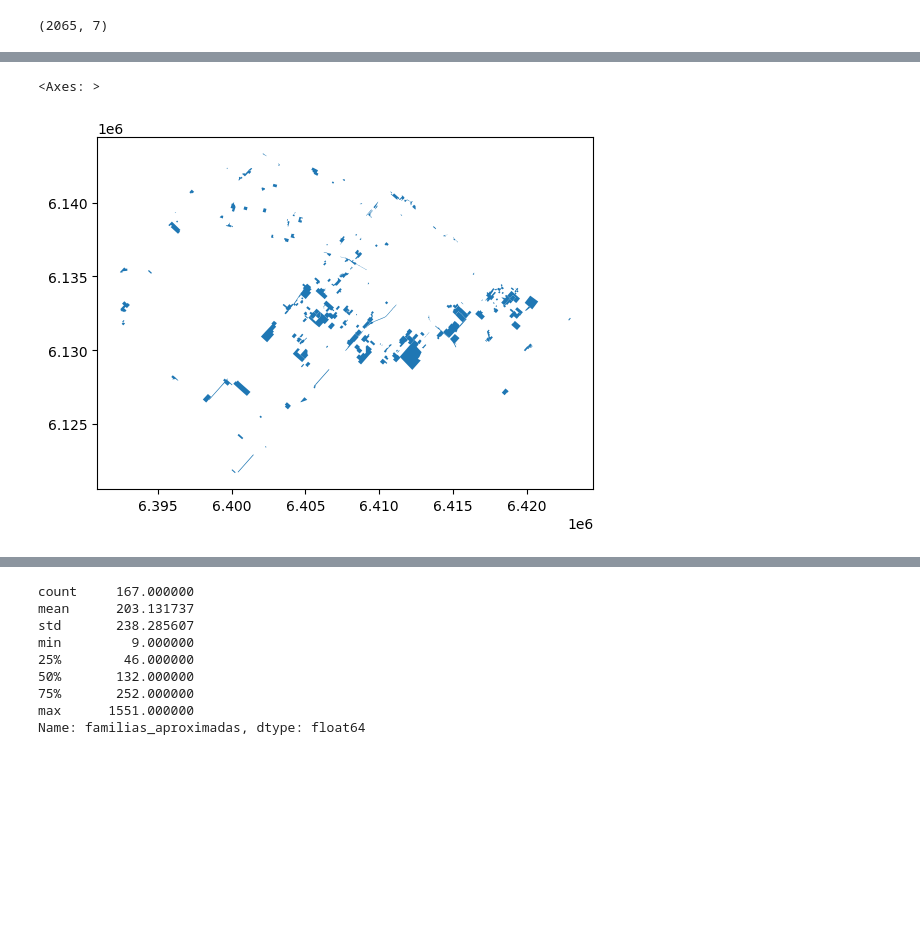
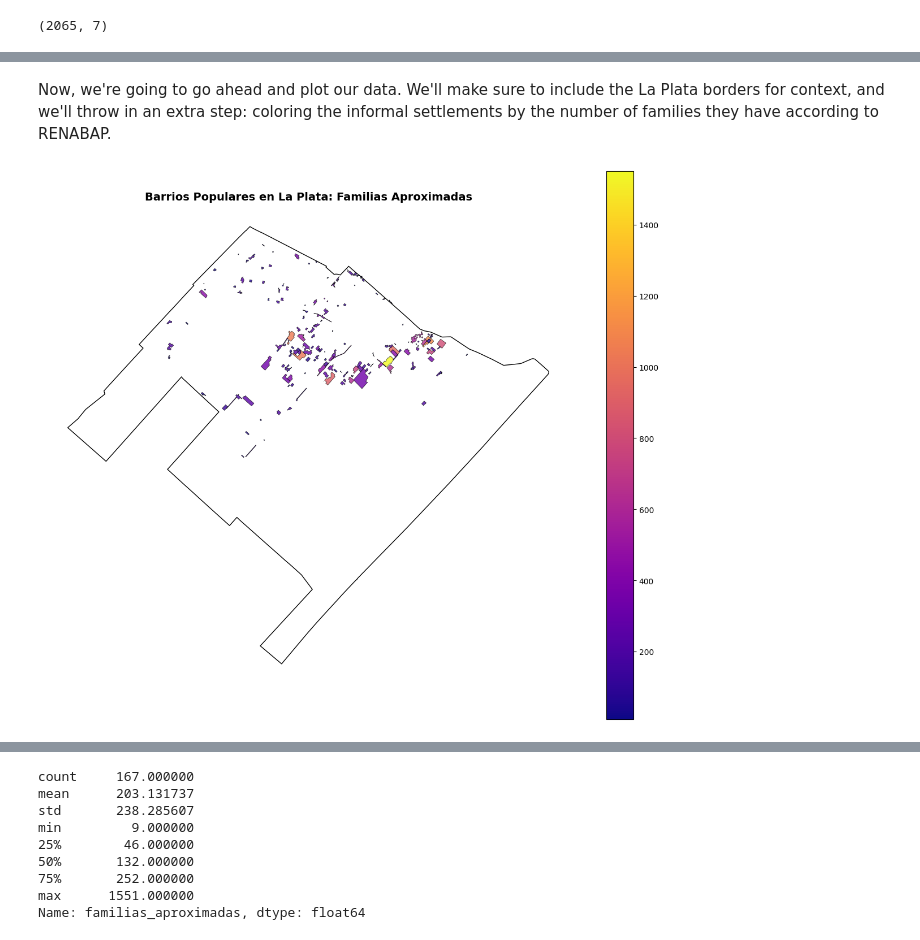
Before and after one commit to nlebovits/datos-escala-humana, a Jupyter notebook: es/datos-abiertos/unidad_2_soluciones.ipynb, the cells around one changed output, grey strips where cells are left out. Drawn from its saved outputs; the diff is of its cells as text; code cells hidden in the pictures; blank space fills up the shorter version.

```diff
--- a/es/datos-abiertos/unidad_2_soluciones.ipynb
+++ b/es/datos-abiertos/unidad_2_soluciones.ipynb
@@ -23,9 +27,0 @@ Make sure to talk about how I found these data!
-# %%
-RENABAP_URL = (
-    "https://www.argentina.gob.ar/sites/default/files/renabap-2023-12-06.geojson"
-)
-
-response = requests.get(RENABAP_URL)
-renabap = gpd.read_file(StringIO(response.text))
-renabap_pba = renabap[renabap["provincia"] == "Buenos Aires"]
-renabap_pba = renabap_pba.to_crs(USE_CRS)
@@ -31,0 +38,13 @@ renabap_pba = renabap_pba.to_crs(USE_CRS)
+# %%
+RENABAP_URL = (
+    "https://www.argentina.gob.ar/sites/default/files/renabap-2023-12-06.geojson"
+)
+
+# TODO: load renabap data directly using geopandas
+renabap = gpd.read_file(RENABAP_URL)
+
+# TODO: filter by the "provincia" column for data in Buenos Aires
+renabap_pba = renabap[renabap["provincia"] == "Buenos Aires"]
+
+# TODO: reproject the data to the USE_CRS
+renabap_pba = renabap_pba.to_crs(USE_CRS)
@@ -98,8 +124,24 @@ la_plata.loc[la_plata.index[0], "geometry"] = max(main_geom.geoms, key=lambda p:
 renabap_la_plata = renabap_pba[
     renabap_pba.geometry.intersects(la_plata.union_all())
 ].copy()
+# %% [markdown]
+Now, we're going to go ahead and plot our data. We'll make sure to include the La Plata borders for context, and we'll throw in an extra step: coloring the informal settlements by the number of families they have according to RENABAP.
 # %%
-renabap_la_plata.plot()
+fig, ax = plt.subplots(figsize=(12, 10))
+
+renabap_la_plata.plot('familias_aproximadas', ax=ax, legend=True, cmap='plasma',
+                       edgecolor='black', linewidth=0.5, alpha=0.8)
+
+la_plata.boundary.plot(ax=ax, color='black', linewidth=1)
+
+# Add title
+ax.set_title('Barrios Populares en La Plata: Familias Aproximadas',
+             fontsize=14, fontweight='bold')
+
+# Remove axes
+ax.set_axis_off()
+
+plt.tight_layout()
+plt.show()
 # %% [output]
-<Axes: >
-[figure, old version]
+[figure, new version]
```
Also changed, not shown: parts of 75 cells of this notebook.
